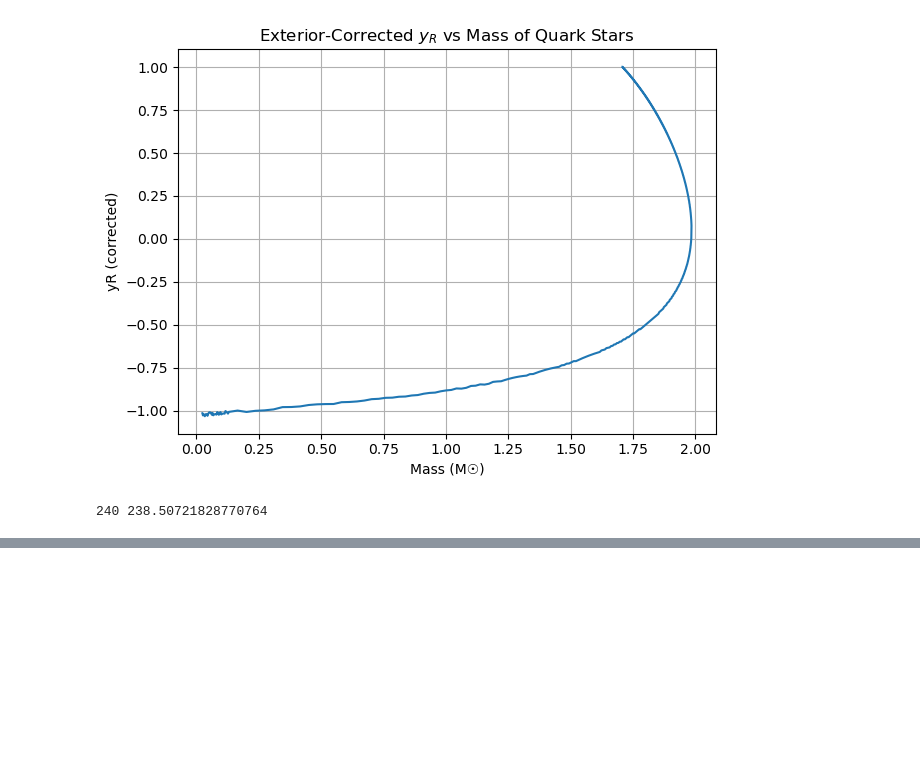
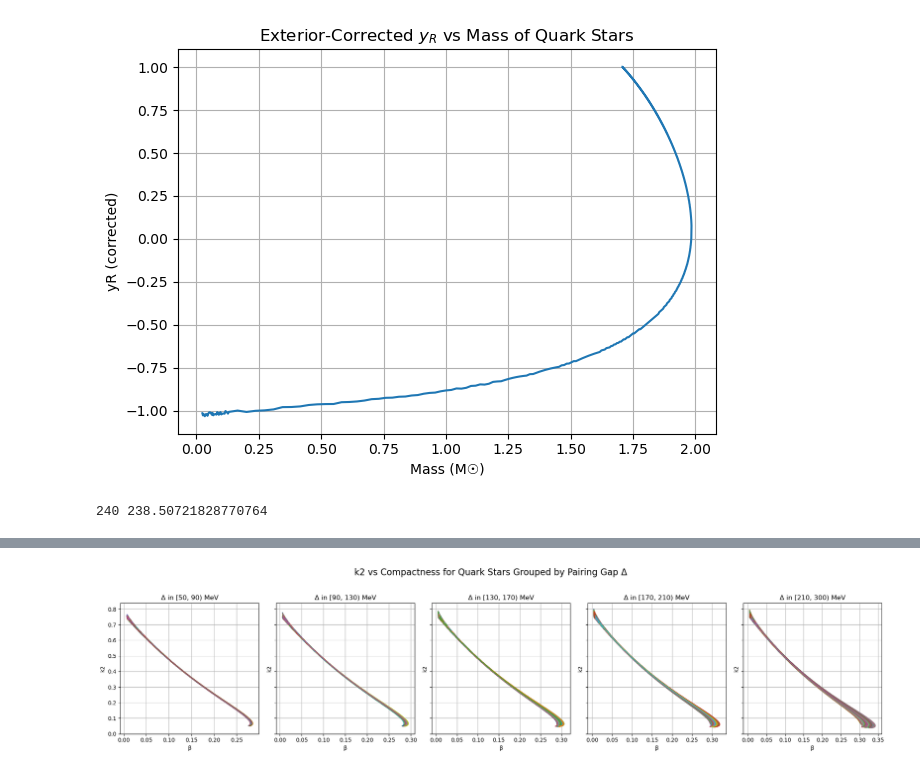
Before and after one commit to giorgoskoufetidis/TOV_EQUATIONS, a Jupyter notebook: Quark Stars/Plot_Quark_MR.ipynb, the cells around one changed output, grey strips where cells are left out. Cells and saved outputs as stored; diff of their text form; code cells hidden in the pictures; blank space fills up the shorter version.

Commit message:
Report Tidal

```diff
--- a/Quark Stars/Plot_Quark_MR.ipynb
+++ b/Quark Stars/Plot_Quark_MR.ipynb
@@ -385,0 +385,79 @@ plt.show()
+# %%
+import os
+import matplotlib.pyplot as plt
+import numpy as np
+import fnmatch
+
+# === Reconstruct the delta/B mapping exactly as in your EOS generation ===
+delta_values = list(range(50, 301, 4))  # Same as in run_parallel_processing
+B_values = list(range(60, 240, 4))
+ms = 95
+mn = 939
+model_map = {}  # index -> (delta, B)
+
+hbar_c = 197.326
+def stability_point(ms, mn, delta):
+    conv = hbar_c ** 3
+    return (-ms**2 * mn**2 / (12 * np.pi**2) + delta**2 * mn**2 / (3 * np.pi**2) + mn**4 / (108 * np.pi**2)) / conv
+
+model_idx = 1
+for b in B_values:
+    for d in delta_values:
+        if b < stability_point(ms, mn, d):
+            model_map[f"TOV_results_CFL_{model_idx}"] = (d, b)
+            model_idx += 1
+
+# === Define delta bins for subplot categories ===
+delta_bins = [(50, 90), (90, 130), (130, 170), (170, 210), (210, 300)]
+n_bins = len(delta_bins)
+
+# === Start plotting ===
+folders = ['TOV_results_Qark_Stars_tidal']
+pattern = '*.csv'
+fig, axes = plt.subplots(1, n_bins, figsize=(20, 5), sharey=True)
+
+for folder in folders:
+    if not os.path.exists(folder):
+        continue
+
+    files = [f for f in os.listdir(folder) if fnmatch.fnmatch(f, pattern)]
+    for file in files:
+        model_name = file.split('.')[0]
+        if model_name not in model_map:
+            continue
+
+        delta, B = model_map[model_name]
+        filepath = os.path.join(folder, file)
+        data = np.genfromtxt(filepath, delimiter=',', skip_header=1)
+
+        if data.ndim == 1 or data.shape[1] < 5:
+            continue
+
+        M = data[:, 0]
+        R = data[:, 1]
+        k2 = data[:, 3]
+
+        valid = np.isfinite(M) & np.isfinite(R) & np.isfinite(k2) & (R > 0)
+        beta = 1.474 * M[valid] / R[valid]
+
+        # Find which subplot/bin to assign to
+        for i, (dmin, dmax) in enumerate(delta_bins):
+            if dmin <= delta < dmax:
+                axes[i].plot(beta, k2[valid], label=f"B={B}", alpha=0.7)
+                break
+
+# === Label and format subplots ===
+for i, (dmin, dmax) in enumerate(delta_bins):
+    axes[i].set_title(rf"Δ in [{dmin}, {dmax}) MeV")
+    axes[i].set_xlabel("β")
+    axes[i].set_ylabel("k2")
+    axes[i].grid(True)
+
+plt.suptitle(r"k2 vs Compactness for Quark Stars Grouped by Pairing Gap Δ", fontsize=16)
+
+plt.tight_layout(rect=[0, 0.03, 1, 0.95])
+# Uncomment for legend in each plot
+# for ax in axes: ax.legend(fontsize=6)
+plt.show()
+# %% [output]
+[figure, added]
```
Also changed, not shown: parts of 3 cells of this notebook, 6 other files.
